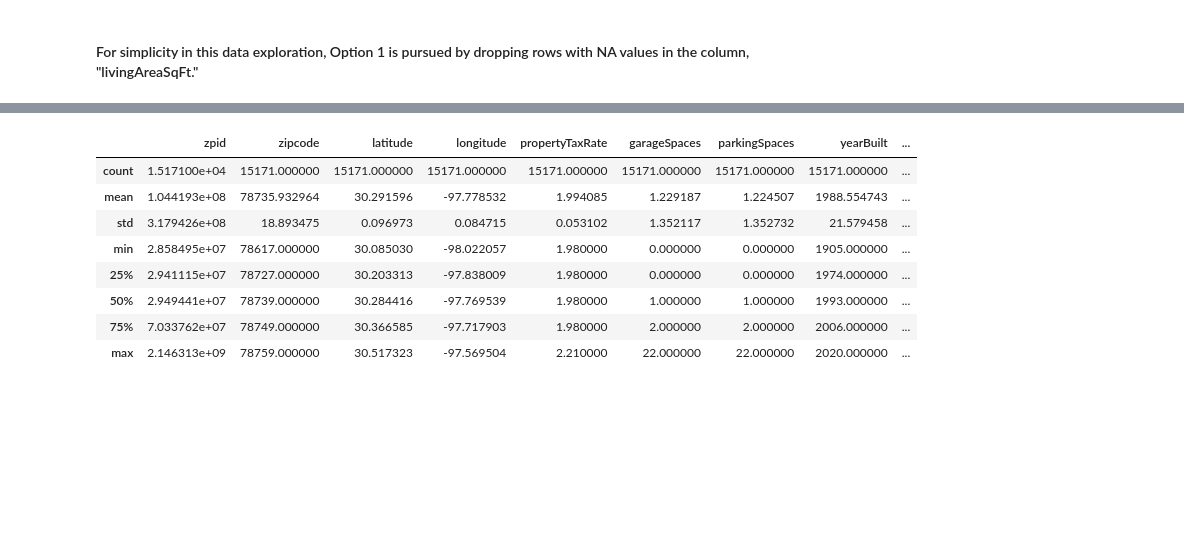
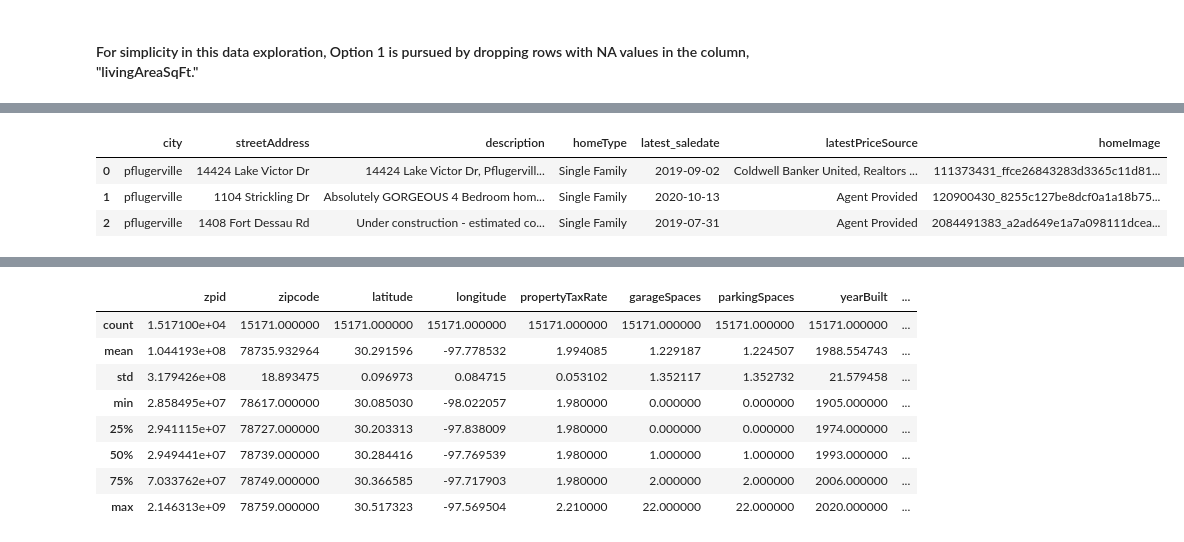
Before and after one commit to ojw92/HandsonML, a Jupyter notebook: ch2.ipynb, the cells around one changed output, grey strips where cells are left out. Cells and saved outputs as stored; diff of their text form; code cells hidden in the pictures; blank space fills up the shorter version.

Commit message:
One-hot encoding of categorical textual data

```diff
--- a/ch2.ipynb
+++ b/ch2.ipynb
@@ -131,0 +152,4 @@ Index(['zpid', 'city', 'streetAddress', 'zipcode', 'description', 'latitude',
+# %%
+# Find columns with textual data (indicated as 'object' datatype)
+object_cols = df.select_dtypes(include='object').columns
+object_cols
@@ -194,0 +226,9 @@ df = df.dropna(subset=["livingAreaSqFt"])
+# %%
+# Create a subset of the data containing just the textual data
+df_obj = df[object_cols]              # (15171, 7)
+df_obj.head(n=3)
+# %% [output]
+|  | city | streetAddress | description | homeType | latest_saledate | latestPriceSource | homeImage |
+| 0 | pflugerville | 14424 Lake Victor Dr | 14424 Lake Victor Dr, Pflugervill... | Single Family | 2019-09-02 | Coldwell Banker United, Realtors ... | 111373431_ffce26843283d3365c11d81... |
+| 1 | pflugerville | 1104 Strickling Dr | Absolutely GORGEOUS 4 Bedroom hom... | Single Family | 2020-10-13 | Agent Provided | 120900430_8255c127be8dcf0a1a18b75... |
+| 2 | pflugerville | 1408 Fort Dessau Rd | Under construction - estimated co... | Single Family | 2019-07-31 | Agent Provided | 2084491383_a2ad649e1a7a098111dcea... |
```
Also changed, not shown: parts of 15 cells of this notebook.
